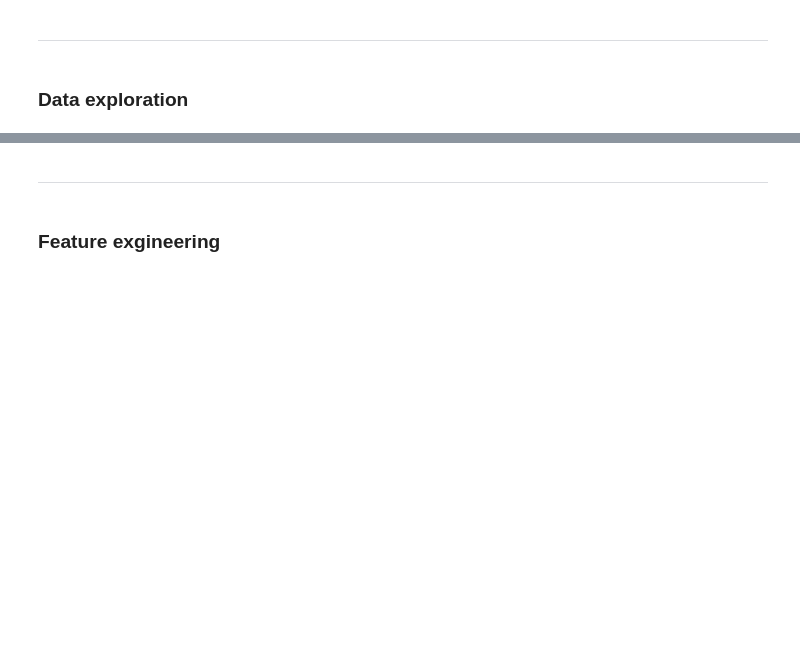
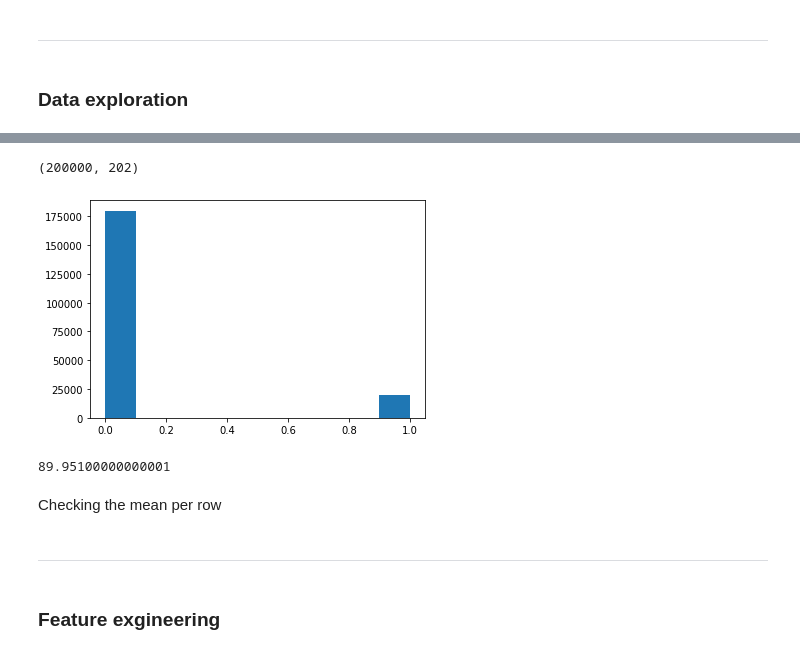
Before and after one commit to loicdiridollou/customer-data-analysis, a Jupyter notebook: santander-data-analysis.ipynb, the cells around one changed output, grey strips where cells are left out. Drawn from its saved outputs; the diff is of its cells as text; code cells hidden in the pictures; blank space fills up the shorter version.

```diff
--- a/santander-data-analysis.ipynb
+++ b/santander-data-analysis.ipynb
@@ -40,3 +38,5 @@ train_df = pd.DataFrame(o)
+# %%
+train_df = pd.read_csv('./data/train.csv')
 # %% [markdown]
 ***
 # %% [markdown]
@@ -43,0 +81,12 @@ train_df = pd.DataFrame(o)
+# %%
+train_df.shape
+# %% [output]
+(200000, 202)
+# %%
+plt.hist(train_df.target);
+# %% [output]
+[figure, added]
+# %%
+sum(train_df.target == 0)/train_df.target.shape[0]*100
+# %% [output]
+89.95100000000001
@@ -44,3 +97,5 @@ train_df = pd.DataFrame(o)
+# %% [markdown]
+Checking the mean per row
 # %% [markdown]
 ***
 # %% [markdown]
```
Also changed, not shown: parts of 29 cells of this notebook.
